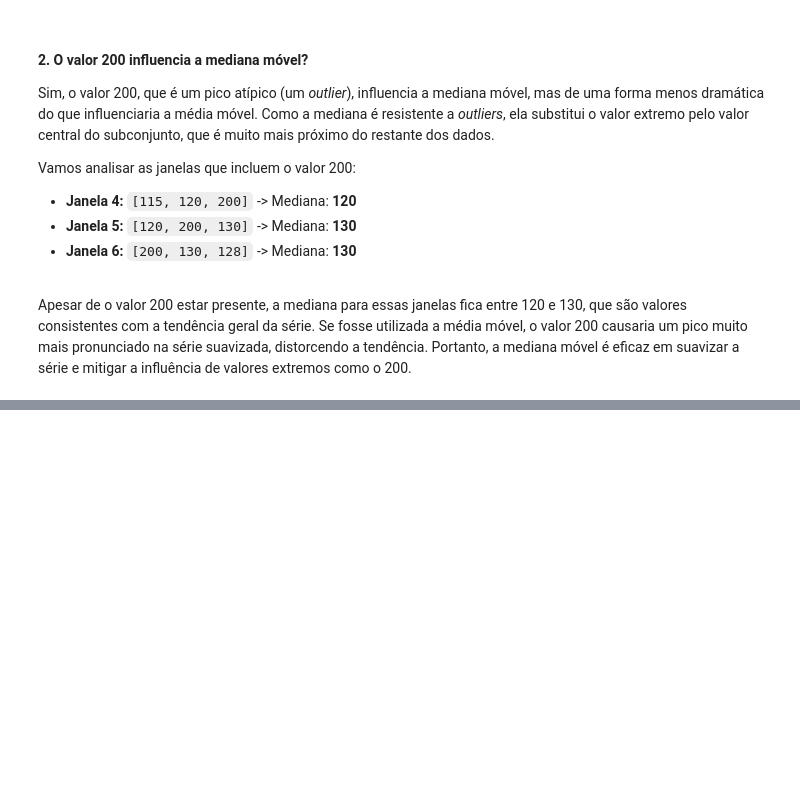
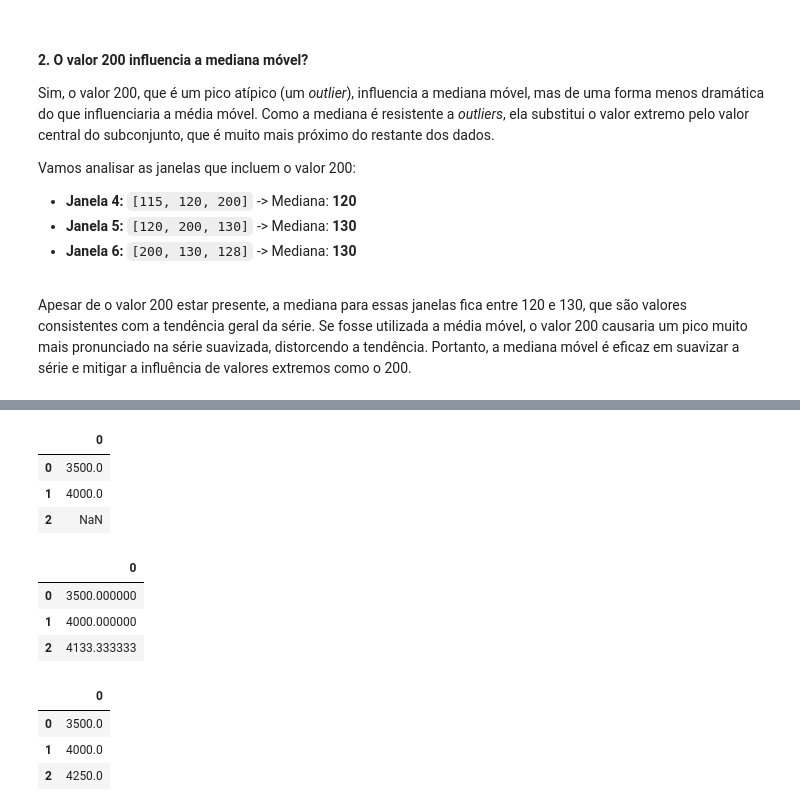
Before and after one commit to Laurentius96/DNC-DataScience, a Jupyter notebook: Materia_7-Estatistica/Aulas/DNC_DSM7_Exercicio_Media_e_Mediana.ipynb, the cells around one changed output, grey strips where cells are left out. Saved outputs shown, nothing was run; the diff lists cells and outputs as text; code cells hidden in the pictures; blank space fills up the shorter version.

```diff
--- a/Materia_7-Estatistica/Aulas/DNC_DSM7_Exercicio_Media_e_Mediana.ipynb
+++ b/Materia_7-Estatistica/Aulas/DNC_DSM7_Exercicio_Media_e_Mediana.ipynb
@@ -194,0 +219,36 @@ Apesar de o valor 200 estar presente, a mediana para essas janelas fica entre 12
+# %%
+salario = [3500, 4000, None, 5000, 3000, 4500, None, 4800]
+# %%
+## Passo 1:
+
+df = pd.DataFrame(salario)
+df.head(3)
+# %% [output]
+|  | 0 |
+| 0 | 3500.0 |
+| 1 | 4000.0 |
+| 2 | NaN |
+# %%
+media = df.mean()
+df.fillna(media, inplace=True)
+df.head(3)
+# %% [output]
+|  | 0 |
+| 0 | 3500.000000 |
+| 1 | 4000.000000 |
+| 2 | 4133.333333 |
+# %%
+## Passo 2:
+
+salario = [3500, 4000, None, 5000, 3000, 4500, None, 4800]
+
+df = pd.DataFrame(salario)
+mediana = df.median()
+
+df.fillna(mediana, inplace=True)
+df.head(3)
+# %% [output]
+|  | 0 |
+| 0 | 3500.0 |
+| 1 | 4000.0 |
+| 2 | 4250.0 |
```
Also changed, not shown: parts of 3 cells of this notebook.
